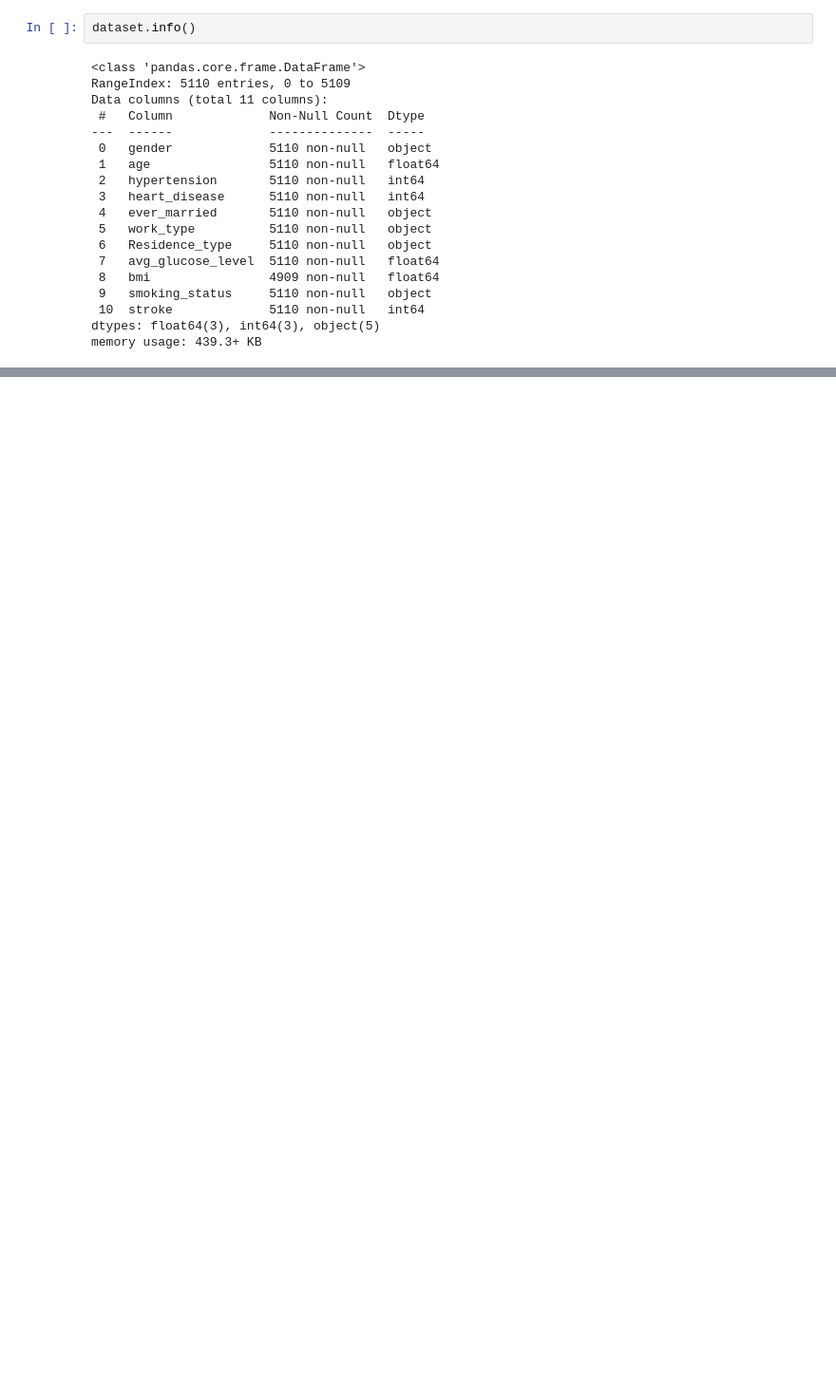
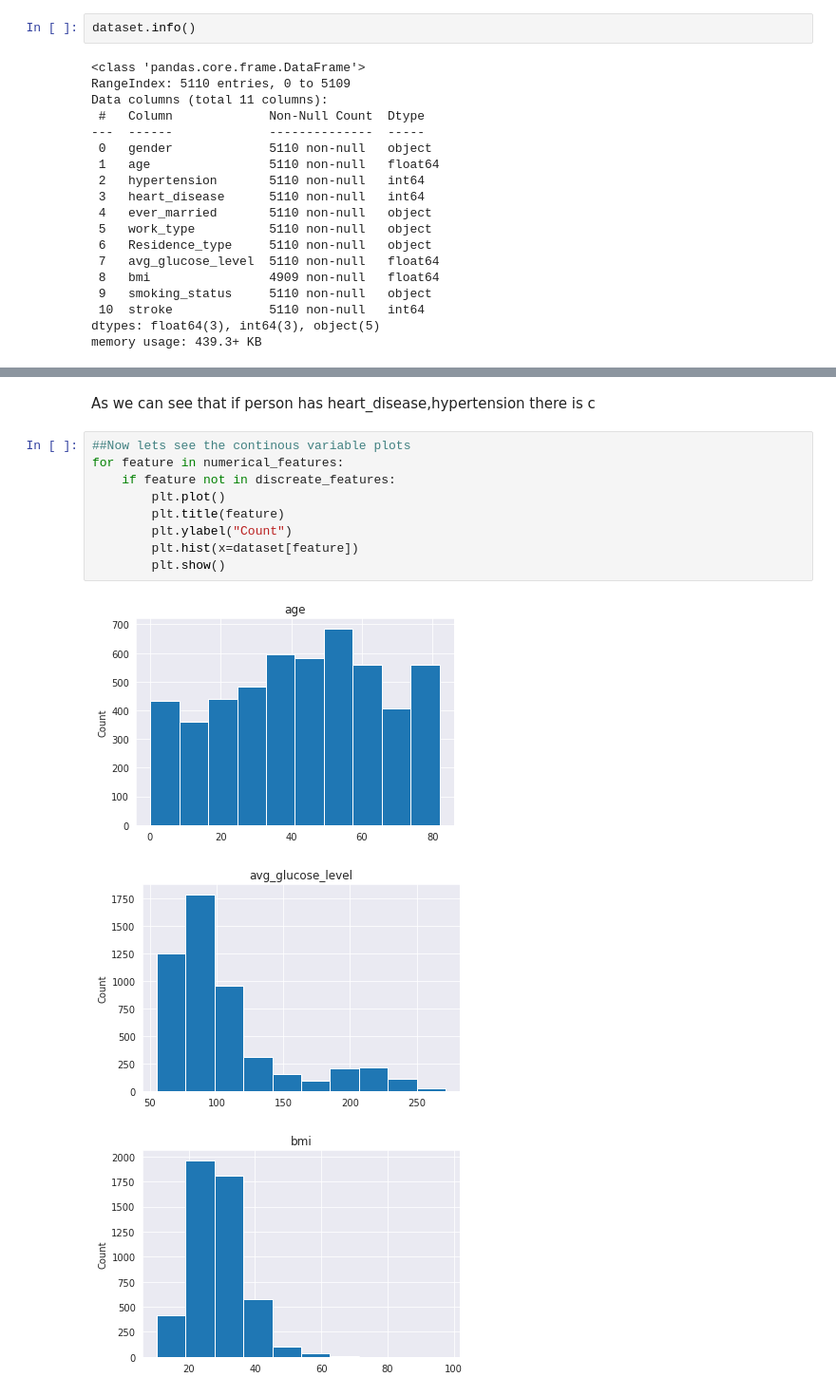
Before and after one commit to VibhavSurve09/stroke-prediction, a Jupyter notebook: Untitled.ipynb, the cells around one changed output, grey strips where cells are left out. Shown at 95% size. Drawn from its saved outputs; the diff is of its cells as text; blank space fills up the shorter version.

```diff
--- a/Untitled.ipynb
+++ b/Untitled.ipynb
@@ -59,0 +169,15 @@ memory usage: 439.3+ KB
+# %% [markdown]
+As we can see that if person has heart_disease,hypertension there is c
+# %%
+##Now lets see the continous variable plots
+for feature in numerical_features:
+    if feature not in discreate_features:
+        plt.plot()
+        plt.title(feature)
+        plt.ylabel("Count")
+        plt.hist(x=dataset[feature])
+        plt.show()
+# %% [output]
+[figure, added]
+[figure, added]
+[figure, added]
```
Also changed, not shown: parts of 23 cells of this notebook.
